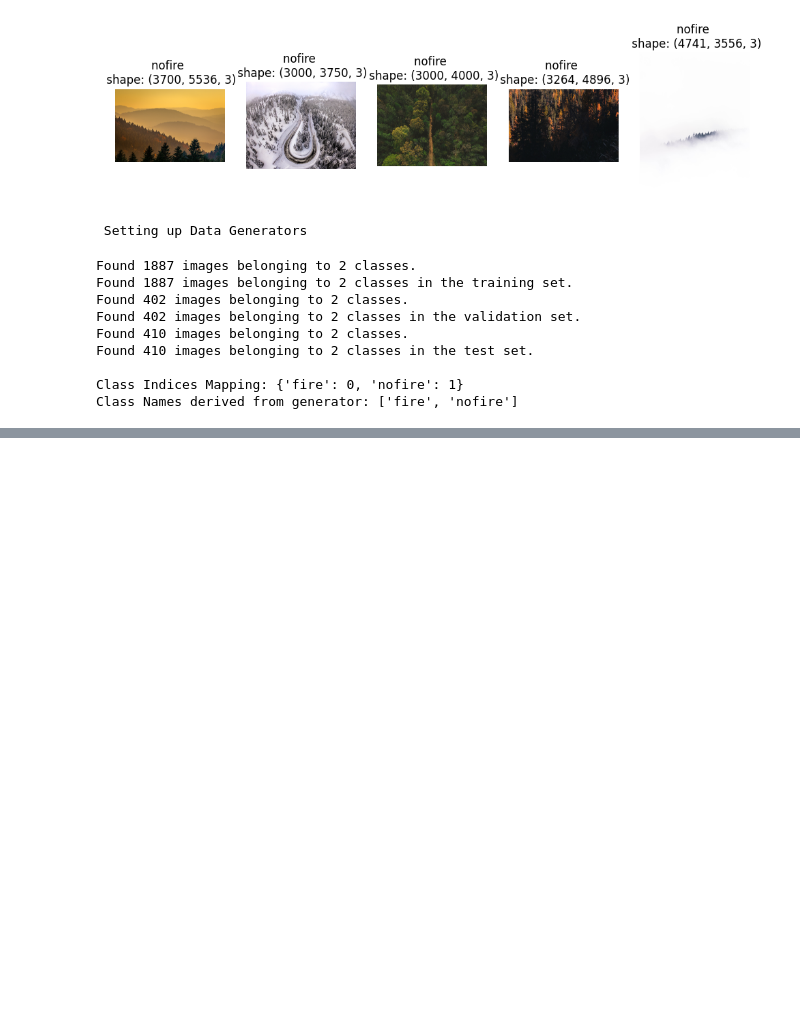
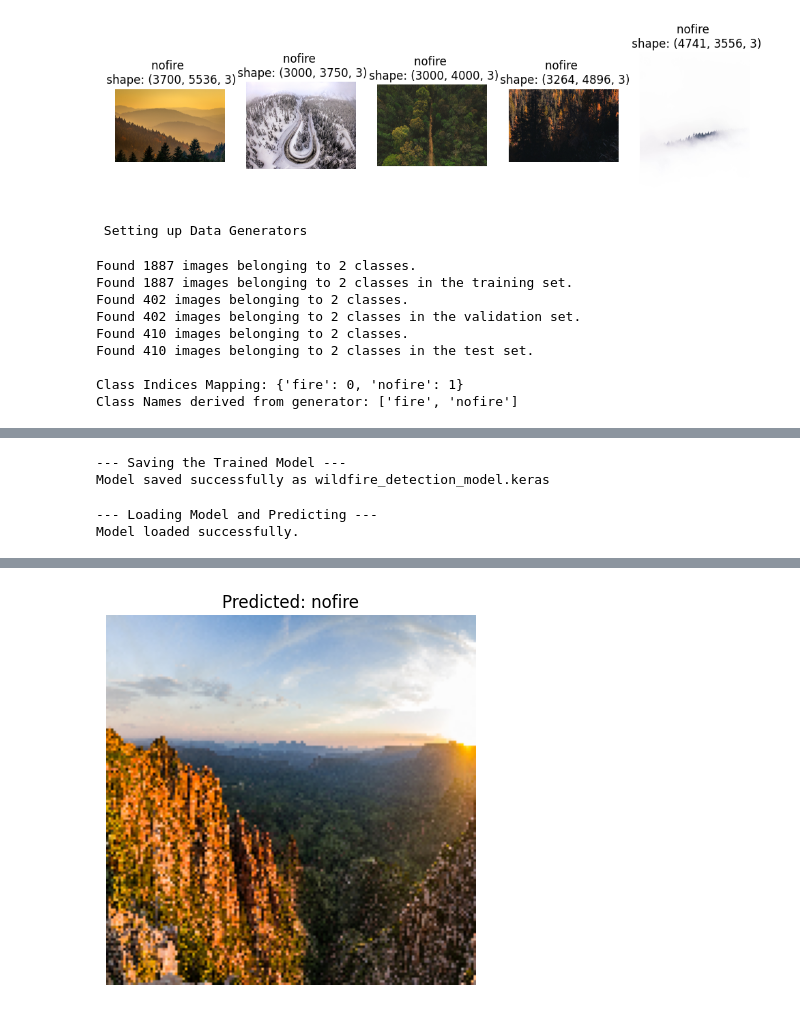
Before and after one commit to Ish-i-ka/Forest-Fire-Detection-Using-Deep-Learning, a Jupyter notebook: forest_fire_detection.ipynb, the cells around one changed output, grey strips where cells are left out. Drawn from its saved outputs; the diff is of its cells as text; code cells hidden in the pictures; blank space fills up the shorter version.

```diff
--- a/forest_fire_detection.ipynb
+++ b/forest_fire_detection.ipynb
@@ -227,0 +356,49 @@ Model: "Wildfire_CNN"
+# %%
+#saving model
+
+print("\n--- Saving the Trained Model ---")
+model_filename = 'wildfire_detection_model.keras'
+model.save(model_filename)
+print(f"Model saved successfully as {model_filename}")
+# %% [output]
+--- Saving the Trained Model ---
+Model saved successfully as wildfire_detection_model.keras
+# %%
+print("\n--- Loading Model and Predicting ---")
+from tensorflow.keras.models import load_model
+from tensorflow.keras.preprocessing import image
+import numpy as np
+
+loaded_model = load_model(model_filename)
+print("Model loaded successfully.")
+# %% [output]
+--- Loading Model and Predicting ---
+Model loaded successfully.
+# %%
+def predict_fire(img_path, model_to_use, target_size=(150, 150)):
+    try:
+        img = image.load_img(img_path, target_size=target_size)
+        img_array = image.img_to_array(img)
+        img_array = np.expand_dims(img_array, axis=0)
+        img_array /= 255.0
+        prediction = model_to_use.predict(img_array)
+        threshold = 0.5
+        if prediction[0][0] <= threshold:
+             predicted_class = class_names[0]
+        else:
+            predicted_class = class_names[1]
+            print(f"Raw prediction value: {prediction[0][0]:.4f}")
+
+            plt.imshow(img)
+            plt.title(f'Predicted: {predicted_class}')
+            plt.axis('off')
+            plt.show()
+
+    except FileNotFoundError:
+        print(f"Error: Image file not found at {img_path}")
+    except Exception as e:
+        print(f"An error occurred during prediction: {e}")
+# %%
+example_img = '/kaggle/input/the-wildfire-dataset/the_wildfire_dataset_2n_version/test/nofire/35554264024_b33afa21ac_o.jpg'
+predict_fire(example_img, loaded_model)
+# %% [output]
@@ -227,0 +407 @@ Model: "Wildfire_CNN"
+[figure, added]
```
Also changed, not shown: parts of 10 cells of this notebook.
